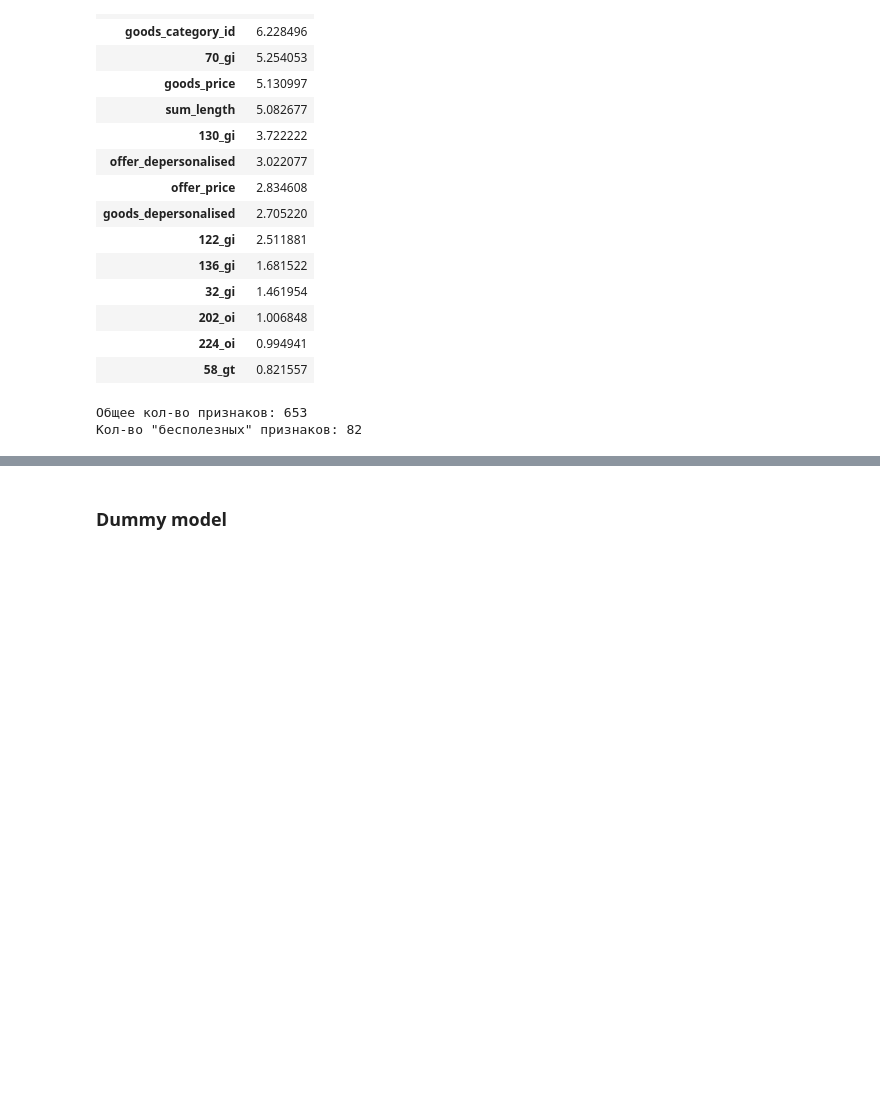
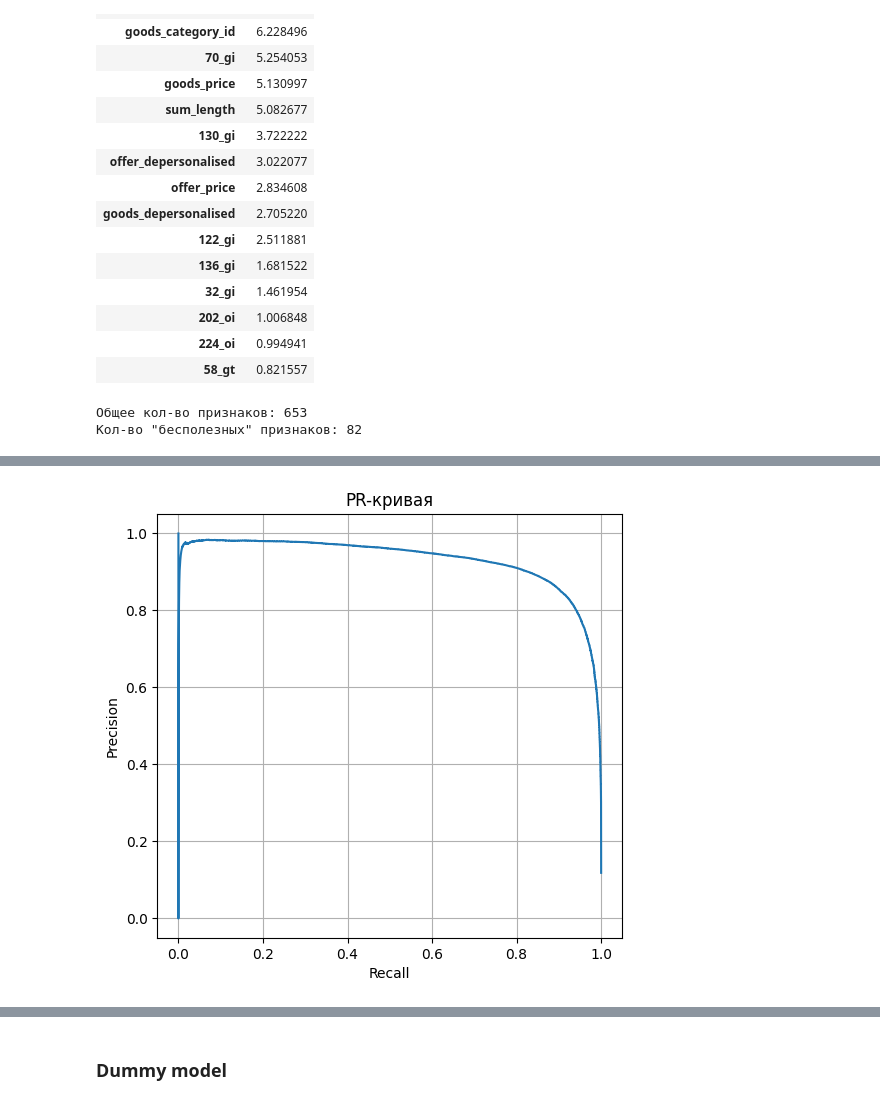
Before and after one commit to Danspers/Samokat.tech-Matching, a Jupyter notebook: Samokat.tech-Matching.ipynb, the cells around one changed output, grey strips where cells are left out. Saved outputs shown, nothing was run; the diff lists cells and outputs as text; code cells hidden in the pictures; blank space fills up the shorter version.

```diff
--- a/Samokat.tech-Matching.ipynb
+++ b/Samokat.tech-Matching.ipynb
@@ -1286,0 +1391,9 @@ model_CB.get_feature_importance(prettified=True)
+# %%
+model_LGBM = LGBMClassifier(random_state=RANDOM_STATE, class_weight='balanced')
+# %%
+model_LGBM.fit(train_X, train_Y)
+valid_pred = model_LGBM.predict(valid_X)
+
+print('Precision: {:.5}'.format(precision_score(valid_Y, valid_pred)))
+print('Recall: {:.5}'.format(recall_score(valid_Y, valid_pred)))
+print('F1: {:.5}'.format(f1_score(valid_Y, valid_pred)))
@@ -1286,0 +1411,14 @@ model_CB.get_feature_importance(prettified=True)
+# %%
+# PR-кривая
+valid_proba = model_LGBM.predict_proba(valid_X)
+precision, recall, thresholds = precision_recall_curve(valid_Y, valid_proba[:, 1])
+
+plt.figure(figsize=(6, 5.5))
+plt.plot(recall, precision)
+plt.title('PR-кривая')
+plt.ylabel('Precision')
+plt.xlabel('Recall')
+plt.grid()
+plt.show()
+# %% [output]
+[figure, added]
```
Also changed, not shown: parts of 15 cells of this notebook.
